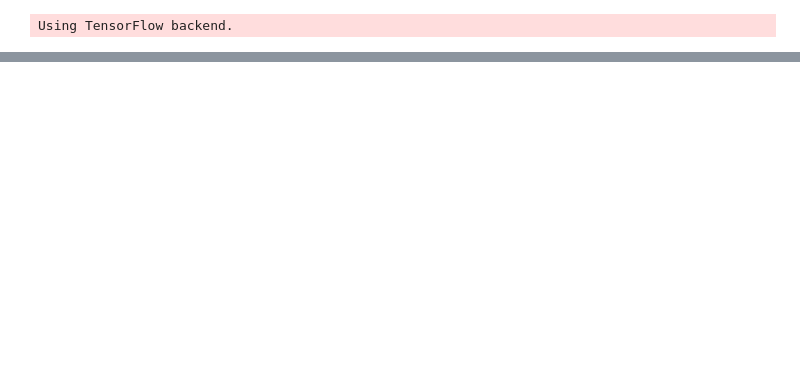
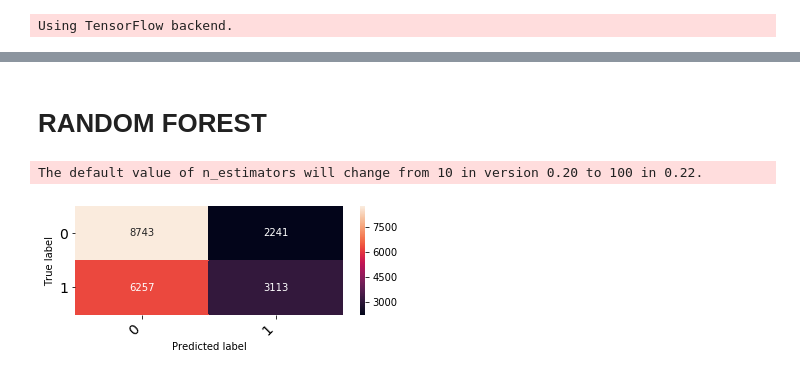
Before and after one commit to surya-kanoria/Diabetes-Patient-Readmission, a Jupyter notebook: Prediction.ipynb, the cells around one changed output, grey strips where cells are left out. Drawn from its saved outputs; the diff is of its cells as text; code cells hidden in the pictures; blank space fills up the shorter version.

```diff
--- a/Prediction.ipynb
+++ b/Prediction.ipynb
@@ -434,2 +466,17 @@ shap.force_plot(explainer.expected_value[0], shap_values[0][0])
 # %% [output]
 [interactive output not drawn]
+# %% [markdown]
+RANDOM FOREST
+==============
+# %%
+rf = RandomForestClassifier()
+rf.fit(encoded_training_data,y_train)
+encoded_test_data = feature_engineering.transform(X_test)
+generate_results_for_trees(rf,encoded_test_data,y_test)
+rf_explainer = shap.TreeExplainer(rf)
+rf_shap_values = rf_explainer.shap_values(encoded_test_data,y_test)
+shap.force_plot(rf_explainer.expected_value[0], rf_shap_values[0][0:100],encoded_test_data,list(feature_engineering.index_feature_map.values()))
+shap.summary_plot(rf_shap_values,encoded_test_data,list(feature_engineering.index_feature_map.values()))
+# %% [output]
+The default value of n_estimators will change from 10 in version 0.20 to 100 in 0.22.
+[figure, added]
```
Also changed, not shown: parts of 28 cells of this notebook.
